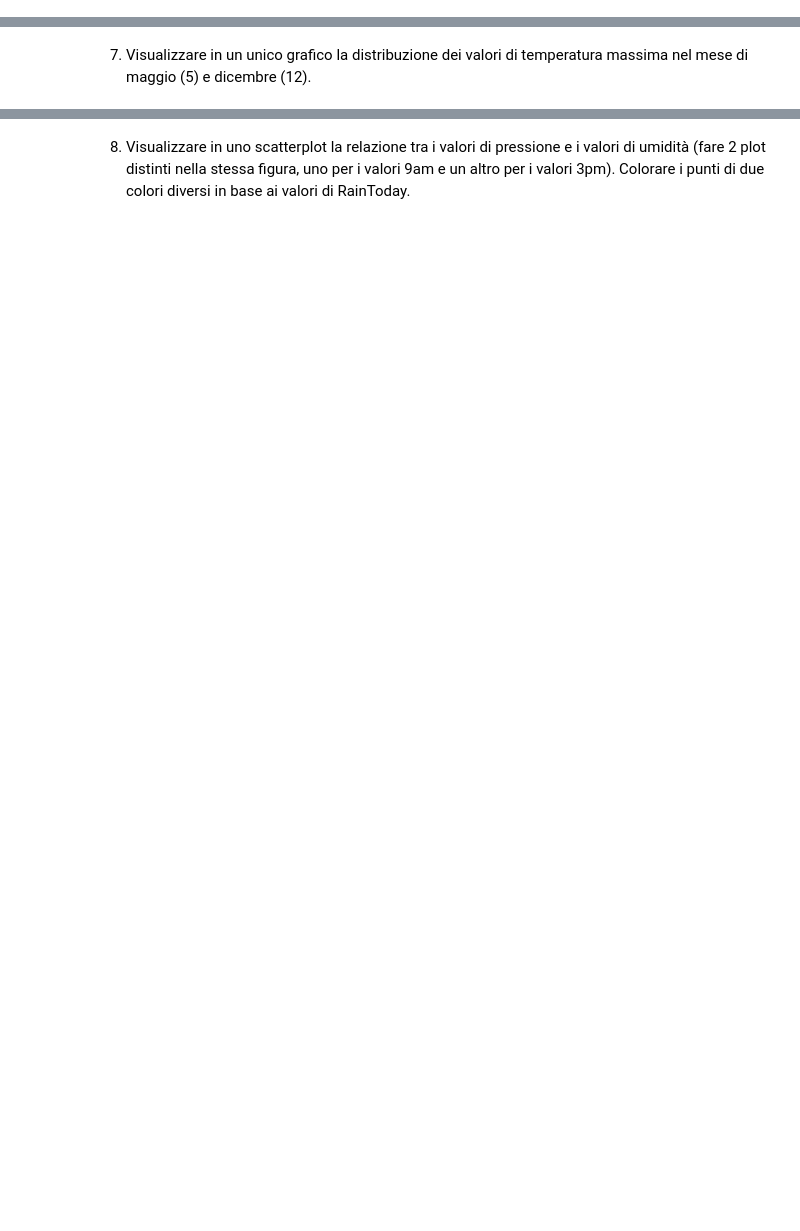
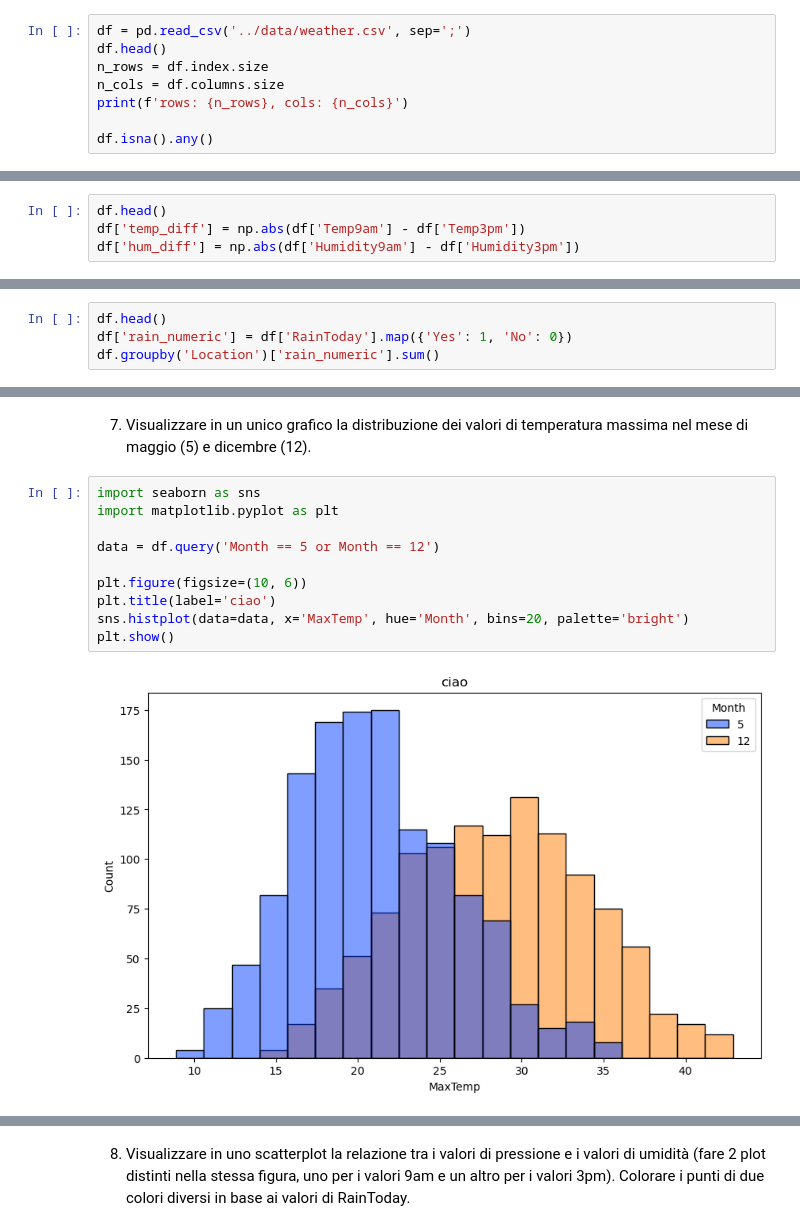
Before and after one commit to nyrfinyr/bdta, a Jupyter notebook: colab_2025/5-Data visualization/esercizi/Esercizio in aula.ipynb, the cells around one changed output, grey strips where cells are left out. Drawn from its saved outputs; the diff is of its cells as text; blank space fills up the shorter version.

```diff
--- a/colab_2025/5-Data visualization/esercizi/Esercizio in aula.ipynb
+++ b/colab_2025/5-Data visualization/esercizi/Esercizio in aula.ipynb
@@ -4,3 +7,11 @@
    Quante righe e quante colonne ci sono nel dataset?
 
    Ci sono valori mancanti?
+# %%
+df = pd.read_csv('../data/weather.csv', sep=';')
+df.head()
+n_rows = df.index.size
+n_cols = df.columns.size
+print(f'rows: {n_rows}, cols: {n_cols}')
+
+df.isna().any()
@@ -10,5 +50,9 @@
 - una nuova colonna "temp_diff" con la differenza in valore assoluto tra i valori di temperatura alle 9 del mattino e le 3 del pomeriggio
 
 - una nuova colonna "hum_diff" con la differenza in valore assoluto tra i valori di umidità alle 9 del mattino e le 3 del pomeriggio
+# %%
+df.head()
+df['temp_diff'] = np.abs(df['Temp9am'] - df['Temp3pm'])
+df['hum_diff'] = np.abs(df['Humidity9am'] - df['Humidity3pm'])
 # %% [markdown]
 3. Selezionare soltanto le righe in cui "temp_diff" è maggiore di 10 e "hum_diff" è maggiore di 20. Qual è la location in cui si verifica più spesso questa elevata escursione termica (ovvero la location con il maggior numero di righe nella selezione)?
@@ -17,2 +89,6 @@
 # %% [markdown]
 5. Trasformare i valori della colonna "RainToday" convertendo "yes" in 1 e "no" in 0. Utilizzando il metodo groupby calcolare per ogni location il numero di giorni di pioggia.
+# %%
+df.head()
+df['rain_numeric'] = df['RainToday'].map({'Yes': 1, 'No': 0})
+df.groupby('Location')['rain_numeric'].sum()
@@ -21,2 +136,14 @@
 # %% [markdown]
 7. Visualizzare in un unico grafico la distribuzione dei valori di temperatura massima nel mese di maggio (5) e dicembre (12).
+# %%
+import seaborn as sns
+import matplotlib.pyplot as plt
+
+data = df.query('Month == 5 or Month == 12')
+
+plt.figure(figsize=(10, 6))
+plt.title(label='ciao')
+sns.histplot(data=data, x='MaxTemp', hue='Month', bins=20, palette='bright')
+plt.show()
+# %% [output]
+[figure, added]
```
Also changed, not shown: parts of 9 cells of this notebook, 39 other files.
